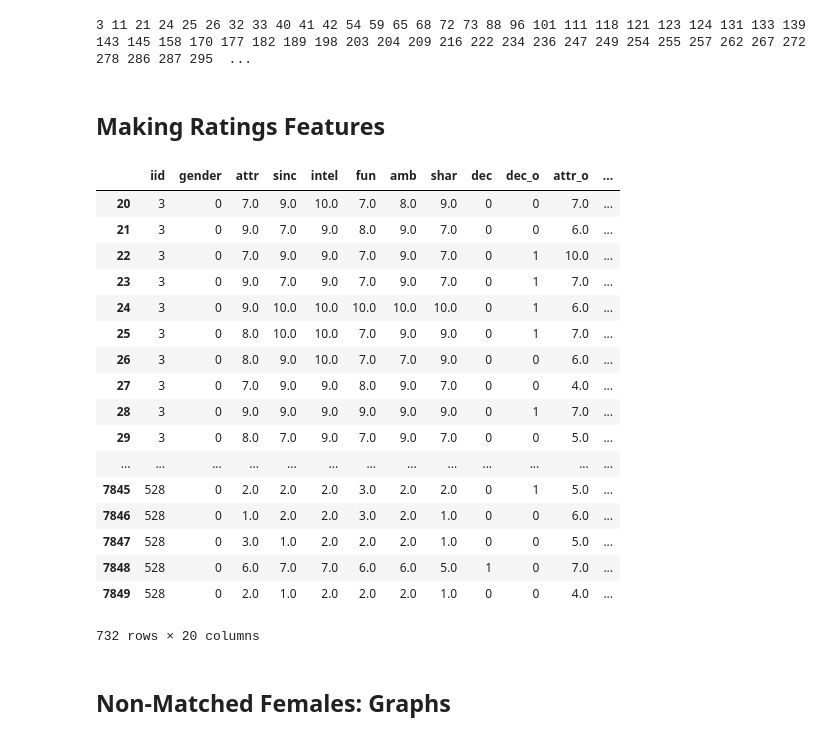
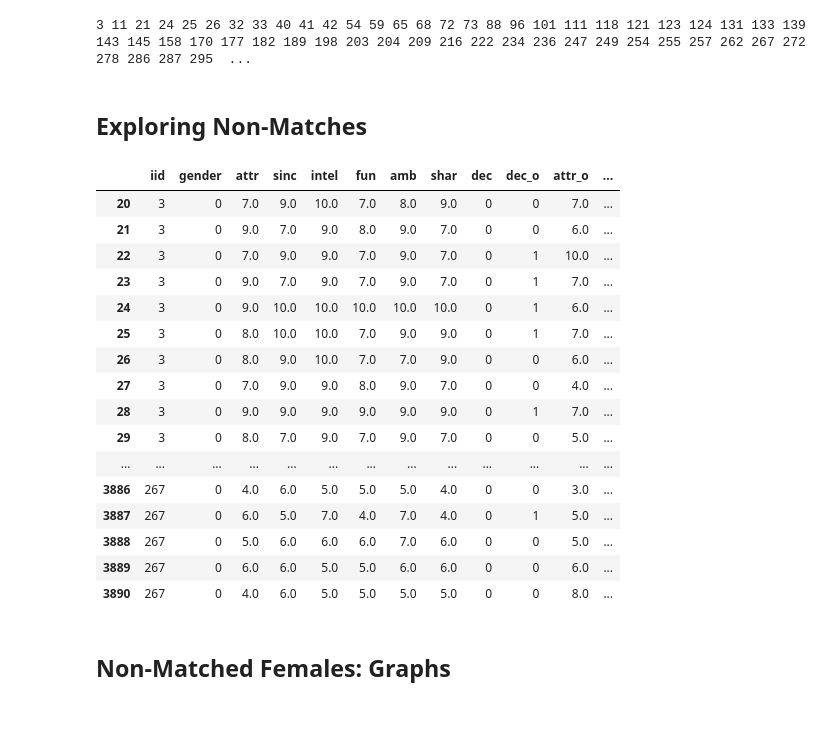
Before and after one commit to fiatveritas/Portfolio, a Jupyter notebook: Udacity_Project_5_Capstone/Love_At_First_Sight.ipynb, the cells around one changed output. Saved outputs shown, nothing was run; the diff lists cells and outputs as text; code cells hidden in the pictures.

Commit message:
feat: made another dataframe to investigate matches

```diff
--- a/Udacity_Project_5_Capstone/Love_At_First_Sight.ipynb
+++ b/Udacity_Project_5_Capstone/Love_At_First_Sight.ipynb
@@ -22,6 +22,7 @@ import numpy as np
 import sklearn
 from IPython.display import display
 %matplotlib inline
+pd.set_option('display.max_rows', None)
 
 print('pandas version is {}.'.format(pd.__version__))
 print('numpy version is {}.'.format(np.__version__))
@@ -85,28 +108,27 @@ for i in not_ever_matched:
 # %%
 people_not_matched = data[data['iid'].isin(not_ever_matched)].copy()
 # %% [markdown]
-<h2>Making Ratings Features</h2>
+<h2>Exploring Non-Matches</h2>
 # %%
-people_not_matched[['iid', 'gender'] + fc.non_matches_decision_investigation + ['pid', 'goal', 'int_corr']][people_not_matched['gender'] == 0][~(people_not_matched['goal'] == 3) | (people_not_matched['goal'] == 4)]
+people_not_matched[['iid', 'gender'] + fc.non_matches_decision_investigation + ['pid', 'goal', 'int_corr']][people_not_matched['gender'] == 0]
 # %% [output]
 |  | iid | gender | attr | sinc | intel | fun | amb | shar | dec | dec_o | attr_o | ... |
 | 20 | 3 | 0 | 7.0 | 9.0 | 10.0 | 7.0 | 8.0 | 9.0 | 0 | 0 | 7.0 | ... |
 | 21 | 3 | 0 | 9.0 | 7.0 | 9.0 | 8.0 | 9.0 | 7.0 | 0 | 0 | 6.0 | ... |
 | 22 | 3 | 0 | 7.0 | 9.0 | 9.0 | 7.0 | 9.0 | 7.0 | 0 | 1 | 10.0 | ... |
 | 23 | 3 | 0 | 9.0 | 7.0 | 9.0 | 7.0 | 9.0 | 7.0 | 0 | 1 | 7.0 | ... |
 | 24 | 3 | 0 | 9.0 | 10.0 | 10.0 | 10.0 | 10.0 | 10.0 | 0 | 1 | 6.0 | ... |
 | 25 | 3 | 0 | 8.0 | 10.0 | 10.0 | 7.0 | 9.0 | 9.0 | 0 | 1 | 7.0 | ... |
 | 26 | 3 | 0 | 8.0 | 9.0 | 10.0 | 7.0 | 7.0 | 9.0 | 0 | 0 | 6.0 | ... |
 | 27 | 3 | 0 | 7.0 | 9.0 | 9.0 | 8.0 | 9.0 | 7.0 | 0 | 0 | 4.0 | ... |
 | 28 | 3 | 0 | 9.0 | 9.0 | 9.0 | 9.0 | 9.0 | 9.0 | 0 | 1 | 7.0 | ... |
 | 29 | 3 | 0 | 8.0 | 7.0 | 9.0 | 7.0 | 9.0 | 7.0 | 0 | 0 | 5.0 | ... |
 | ... | ... | ... | ... | ... | ... | ... | ... | ... | ... | ... | ... | ... |
-| 7845 | 528 | 0 | 2.0 | 2.0 | 2.0 | 3.0 | 2.0 | 2.0 | 0 | 1 | 5.0 | ... |
-| 7846 | 528 | 0 | 1.0 | 2.0 | 2.0 | 3.0 | 2.0 | 1.0 | 0 | 0 | 6.0 | ... |
-| 7847 | 528 | 0 | 3.0 | 1.0 | 2.0 | 2.0 | 2.0 | 1.0 | 0 | 0 | 5.0 | ... |
-| 7848 | 528 | 0 | 6.0 | 7.0 | 7.0 | 6.0 | 6.0 | 5.0 | 1 | 0 | 7.0 | ... |
-| 7849 | 528 | 0 | 2.0 | 1.0 | 2.0 | 2.0 | 2.0 | 1.0 | 0 | 0 | 4.0 | ... |
+| 3886 | 267 | 0 | 4.0 | 6.0 | 5.0 | 5.0 | 5.0 | 4.0 | 0 | 0 | 3.0 | ... |
+| 3887 | 267 | 0 | 6.0 | 5.0 | 7.0 | 4.0 | 7.0 | 4.0 | 0 | 1 | 5.0 | ... |
+| 3888 | 267 | 0 | 5.0 | 6.0 | 6.0 | 6.0 | 7.0 | 6.0 | 0 | 0 | 5.0 | ... |
+| 3889 | 267 | 0 | 6.0 | 6.0 | 5.0 | 5.0 | 6.0 | 6.0 | 0 | 0 | 6.0 | ... |
+| 3890 | 267 | 0 | 4.0 | 6.0 | 5.0 | 5.0 | 5.0 | 5.0 | 0 | 0 | 8.0 | ... |
-732 rows × 20 columns
 # %% [markdown]
 <h2>Non-Matched Females: Graphs</h2>
 # %%
```
Also changed, not shown: parts of 2 cells of this notebook.
